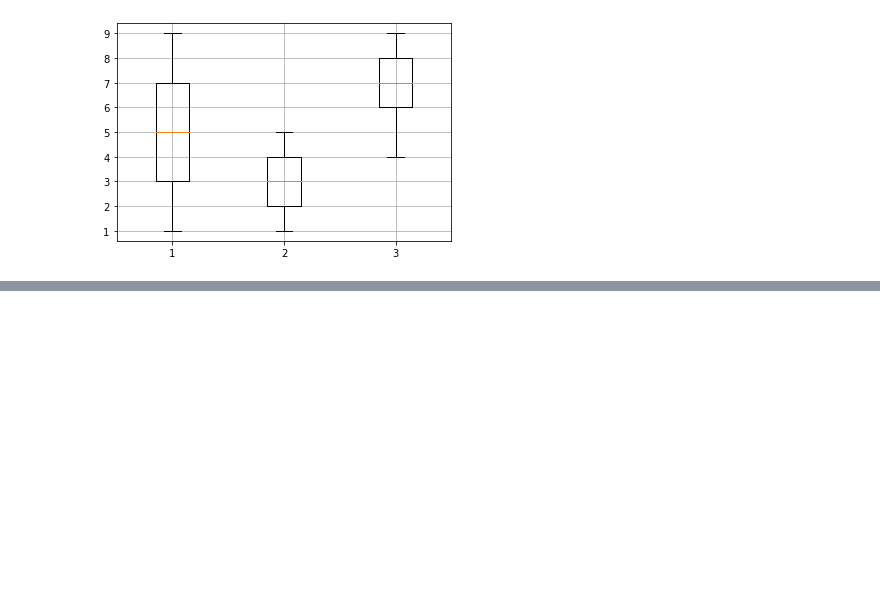
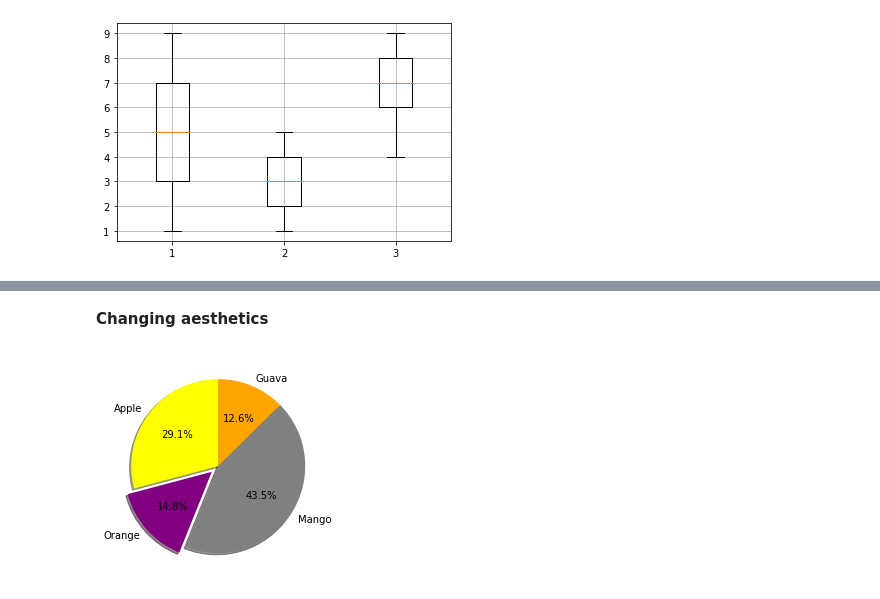
Before and after one commit to World-of-ML-AI/Data-Analysis-Tools, a Jupyter notebook: Matplotlib/Matplotlib Tutorial.ipynb, the cells around one changed output, grey strips where cells are left out. Cells and saved outputs as stored; diff of their text form; code cells hidden in the pictures; blank space fills up the shorter version.

```diff
--- a/Matplotlib/Matplotlib Tutorial.ipynb
+++ b/Matplotlib/Matplotlib Tutorial.ipynb
@@ -277,0 +302,14 @@ plt.show()
+# %% [markdown]
+**Changing aesthetics**
+# %%
+plt.pie(quantity,
+        labels = fruit,
+        autopct = '%0.1f%%',
+        colors = ['yellow', 'purple', 'grey', 'orange'],
+        startangle = 90,
+        shadow = True,
+        explode = (0, 0.1, 0, 0)
+)
+plt.show()
+# %% [output]
+[figure, added]
```
Also changed, not shown: parts of 16 cells of this notebook.
